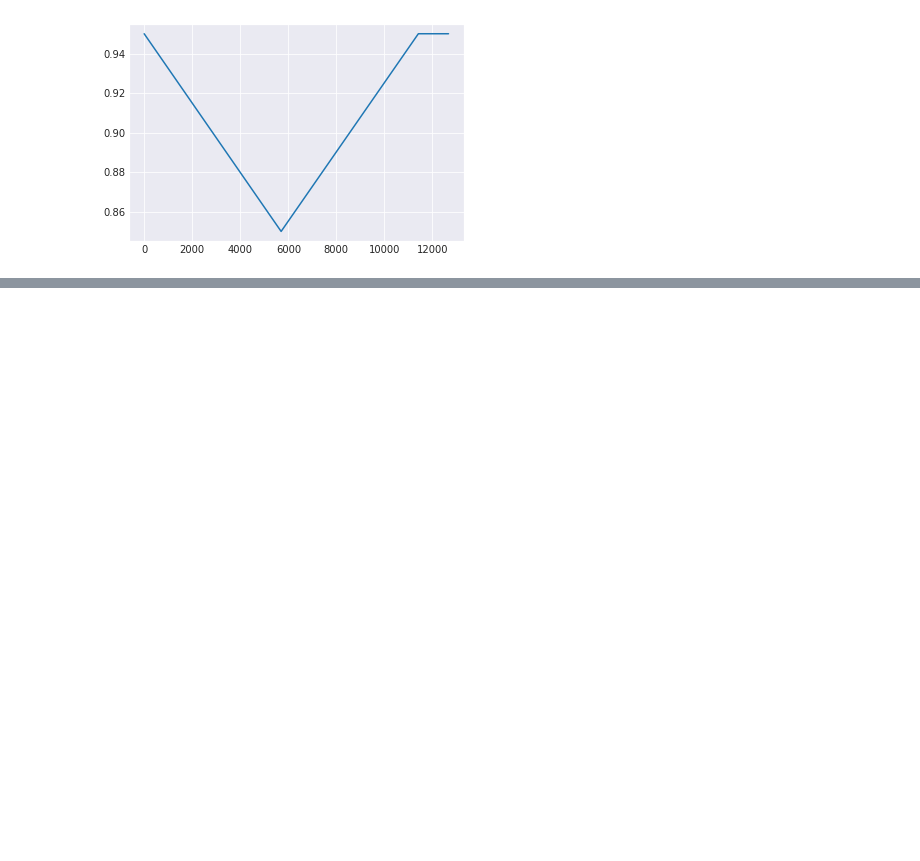
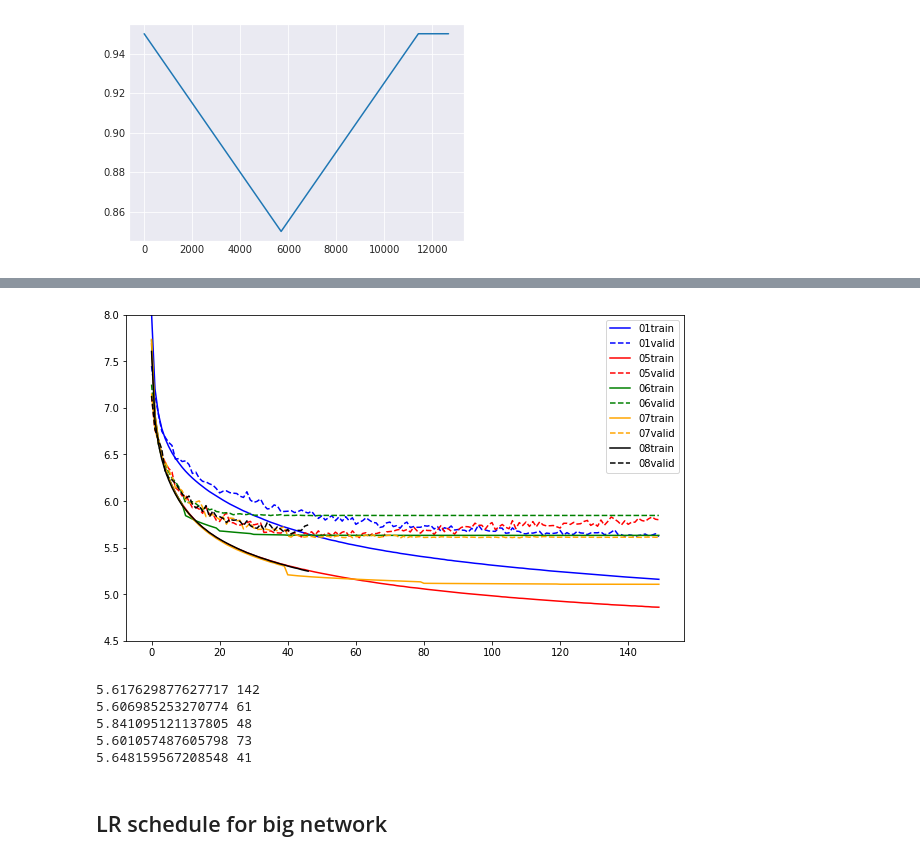
Before and after one commit to sagar-garg/WeatherBench, a Jupyter notebook: devlog/03-lr-schedule-Copy1.ipynb, the cells around one changed output, grey strips where cells are left out. Cells and saved outputs as stored; diff of their text form; code cells hidden in the pictures; blank space fills up the shorter version.

```diff
--- a/devlog/03-lr-schedule-Copy1.ipynb
+++ b/devlog/03-lr-schedule-Copy1.ipynb
@@ -236,0 +261,30 @@ plt.plot(one_cycle.history['momentum'])
+# %%
+h01 = read_pickle(
+    '/home/stephan/data/myWeatherBench/predictions/saved_models/01.1-default_no_es_history.pkl')
+h05 = read_pickle(
+    '/home/stephan/data/myWeatherBench/predictions/saved_models/05-2.5e-4_no_decay_history.pkl')
+h06 = read_pickle(
+    '/home/stephan/data/myWeatherBench/predictions/saved_models/06-decay_10_5_history.pkl')
+h07 = read_pickle(
+    '/home/stephan/data/myWeatherBench/predictions/saved_models/07-decay_40_10_history.pkl')
+h08 = read_pickle(
+    '/home/stephan/data/myWeatherBench/predictions/saved_models/08-2.5e-4_es_history.pkl')
+# %%
+fig, ax = plt.subplots(1, 1, figsize=(10, 6))
+for h, name, c in zip([h01, h05, h06, h07, h08], ['01', '05', '06', '07', '08'],
+                      ['b', 'r', 'g', 'orange', 'black']):
+    plot_hist(h, ax, (4.5, 8), name, valid=False, c=c)
+    plot_hist(h, ax, (4.5, 8), name, train=False, c=c, ls='--')
+# %% [output]
+[figure, added]
+# %%
+for h in [h01, h05, h06, h07, h08]:
+    print(np.min(h['val_loss']), np.argmin(h['val_loss']))
+# %% [output]
+5.617629877627717 142
+5.606985253270774 61
+5.841095121137805 48
+5.601057487605798 73
+5.648159567208548 41
+# %% [markdown]
+## LR schedule for big network
```
Also changed, not shown: parts of 15 cells of this notebook, 25 other files.
